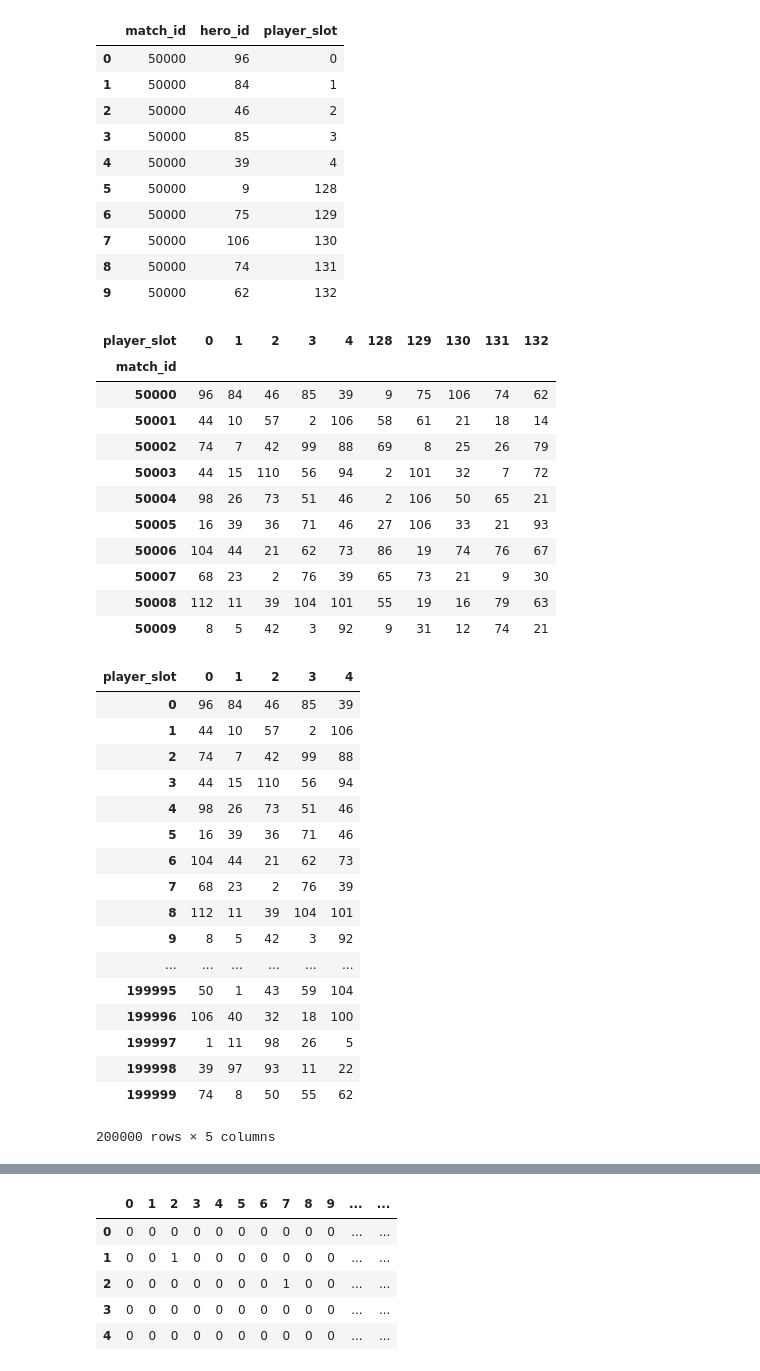
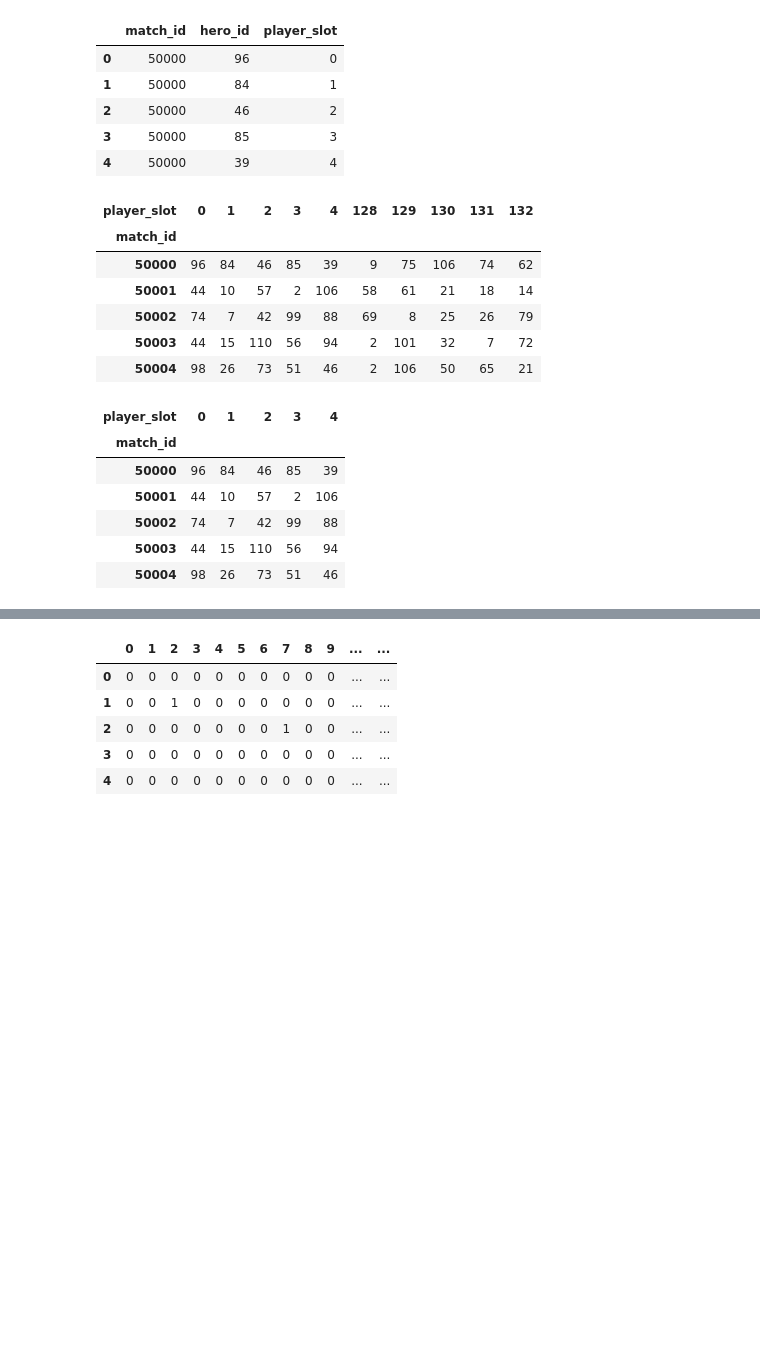
Before and after one commit to itsDZhang/Dota2__Data-Mining, a Jupyter notebook: Clustering.ipynb, the cells around one changed output, grey strips where cells are left out. Saved outputs shown, nothing was run; the diff lists cells and outputs as text; code cells hidden in the pictures; blank space fills up the shorter version.

```diff
--- a/Clustering.ipynb
+++ b/Clustering.ipynb
@@ -42,7 +42,7 @@ def searchHeroId(heroName):
     return mapToReturn[heroName]
 # %%
 #understanding player slot
-matches.head(n=10)
+matches.head(n=5)
 # %% [output]
 |  | match_id | hero_id | player_slot |
 | 0 | 50000 | 96 | 0 |
@@ -50,18 +50,13 @@ matches.head(n=10)
 | 2 | 50000 | 46 | 2 |
 | 3 | 50000 | 85 | 3 |
 | 4 | 50000 | 39 | 4 |
-| 5 | 50000 | 9 | 128 |
-| 6 | 50000 | 75 | 129 |
-| 7 | 50000 | 106 | 130 |
-| 8 | 50000 | 74 | 131 |
-| 9 | 50000 | 62 | 132 |
 # %%
 #collapse data into columns
 #The interpretation of this table is that the row represent that particular match ID. The column names are the player
 #slots. They are not the individual players but rather the slots that the players play in.
 #The value within each cell is the hero id.
 competitor_rows = pd.pivot_table(matches, values='hero_id', index=['match_id'], columns='player_slot')
-competitor_rows.head(n=10)
+competitor_rows.head(n=5)
 # %% [output]
 | player_slot | 0 | 1 | 2 | 3 | 4 | 128 | 129 | 130 | 131 | 132 |
 | match_id |  |  |  |  |  |  |  |  |  |  |
@@ -70,38 +65,23 @@ competitor_rows.head(n=10)
 | 50002 | 74 | 7 | 42 | 99 | 88 | 69 | 8 | 25 | 26 | 79 |
 | 50003 | 44 | 15 | 110 | 56 | 94 | 2 | 101 | 32 | 7 | 72 |
 | 50004 | 98 | 26 | 73 | 51 | 46 | 2 | 106 | 50 | 65 | 21 |
-| 50005 | 16 | 39 | 36 | 71 | 46 | 27 | 106 | 33 | 21 | 93 |
-| 50006 | 104 | 44 | 21 | 62 | 73 | 86 | 19 | 74 | 76 | 67 |
-| 50007 | 68 | 23 | 2 | 76 | 39 | 65 | 73 | 21 | 9 | 30 |
-| 50008 | 112 | 11 | 39 | 104 | 101 | 55 | 19 | 16 | 79 | 63 |
-| 50009 | 8 | 5 | 42 | 3 | 92 | 9 | 31 | 12 | 74 | 21 |
 # %%
 #Current each row consists of two teams. Therefore, we split dataframe vertically to separate the two teams.
 #The 2nd section of the dataframe now gets appended to the end of the 1 section.
 #Each row in the resultant dataframe corresponds with only one team rather than two.
 section = competitor_rows
 sectionA,sectionB  = np.split(section, 2, axis=1)
 sectionB.columns = sectionA.columns
 sectionA.append(sectionB,ignore_index = True)
+sectionA.head(n=5)
 # %% [output]
 | player_slot | 0 | 1 | 2 | 3 | 4 |
-| 0 | 96 | 84 | 46 | 85 | 39 |
-| 1 | 44 | 10 | 57 | 2 | 106 |
-| 2 | 74 | 7 | 42 | 99 | 88 |
-| 3 | 44 | 15 | 110 | 56 | 94 |
-| 4 | 98 | 26 | 73 | 51 | 46 |
-| 5 | 16 | 39 | 36 | 71 | 46 |
-| 6 | 104 | 44 | 21 | 62 | 73 |
-| 7 | 68 | 23 | 2 | 76 | 39 |
-| 8 | 112 | 11 | 39 | 104 | 101 |
-| 9 | 8 | 5 | 42 | 3 | 92 |
-| ... | ... | ... | ... | ... | ... |
-| 199995 | 50 | 1 | 43 | 59 | 104 |
-| 199996 | 106 | 40 | 32 | 18 | 100 |
-| 199997 | 1 | 11 | 98 | 26 | 5 |
-| 199998 | 39 | 97 | 93 | 11 | 22 |
-| 199999 | 74 | 8 | 50 | 55 | 62 |
+| match_id |  |  |  |  |  |
+| 50000 | 96 | 84 | 46 | 85 | 39 |
+| 50001 | 44 | 10 | 57 | 2 | 106 |
+| 50002 | 74 | 7 | 42 | 99 | 88 |
+| 50003 | 44 | 15 | 110 | 56 | 94 |
+| 50004 | 98 | 26 | 73 | 51 | 46 |
-200000 rows × 5 columns
 # %%
 #The table above now gets transformed into a binary matrix. Each column name corresponds to the hero id.
 #Each row corresponds to a particular match id. However, it's worth mentioning that the match id values gets reset to
```
Also changed, not shown: parts of 2 cells of this notebook.
